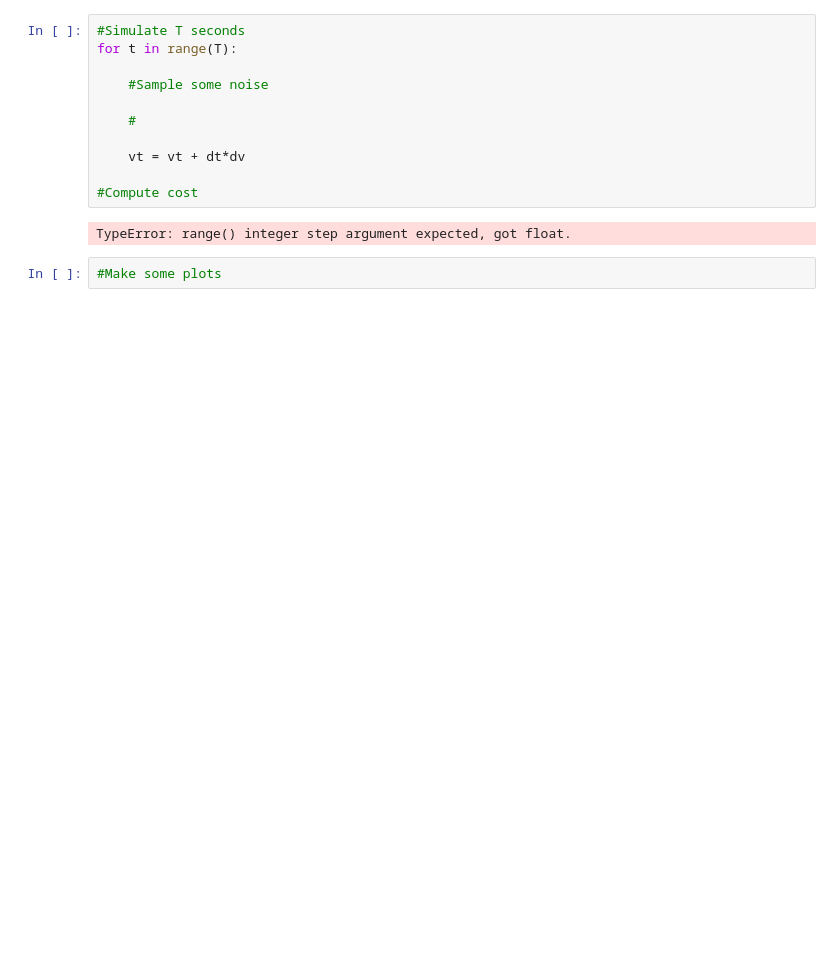
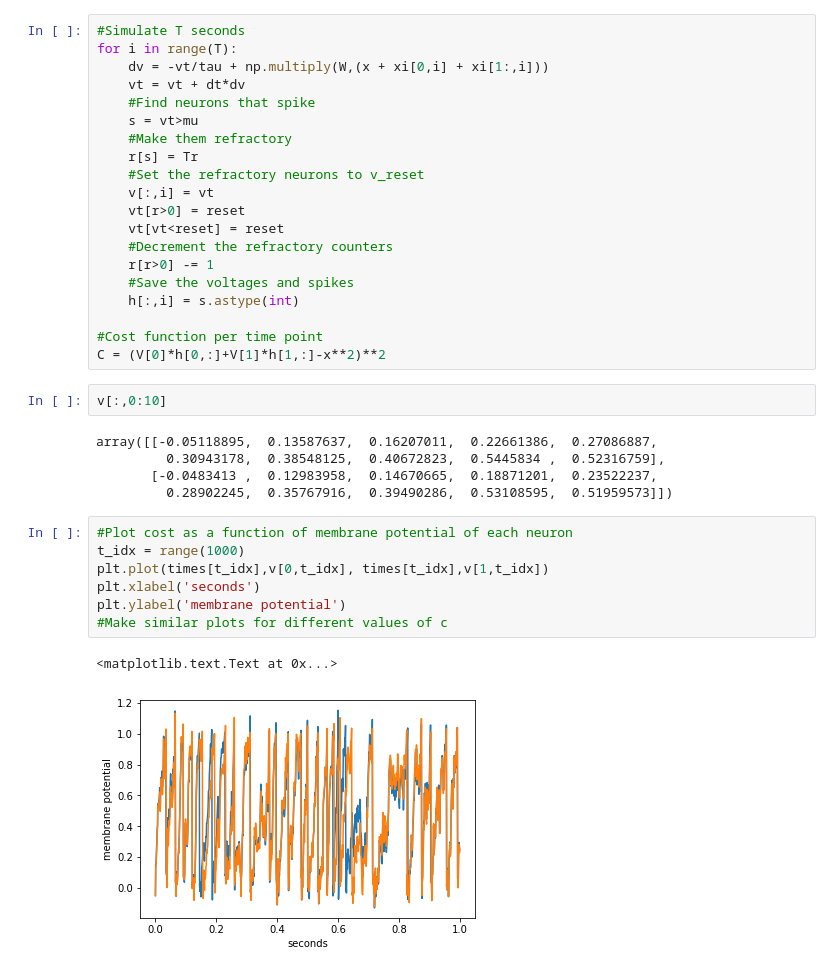
Before and after one commit to benlansdell/rdd, a Jupyter notebook: rdd.ipynb, the cells around one changed output. Drawn from its saved outputs; the diff is of its cells as text; blank space fills up the shorter version.

Commit message:
notebook now simulates LIF neurons

```diff
--- a/rdd.ipynb
+++ b/rdd.ipynb
@@ -105,15 +256,37 @@ V = rand.randn(2,1)
-# %%
-#Simulate T seconds
-for t in range(T):
-
-    #Sample some noise
-
-    #
-
-    vt = vt + dt*dv
-
-#Compute cost
-# %% [output]
-TypeError: range() integer step argument expected, got float.
-# %%
-#Make some plots
+# %%
+#Simulate T seconds
+for i in range(T):
+    dv = -vt/tau + np.multiply(W,(x + xi[0,i] + xi[1:,i]))
+    vt = vt + dt*dv
+    #Find neurons that spike
+    s = vt>mu
+    #Make them refractory
+    r[s] = Tr
+    #Set the refractory neurons to v_reset
+    v[:,i] = vt
+    vt[r>0] = reset
+    vt[vt<reset] = reset
+    #Decrement the refractory counters
+    r[r>0] -= 1
+    #Save the voltages and spikes
+    h[:,i] = s.astype(int)
+
+#Cost function per time point
+C = (V[0]*h[0,:]+V[1]*h[1,:]-x**2)**2
+# %%
+v[:,0:10]
+# %% [output]
+array([[-0.05118895,  0.13587637,  0.16207011,  0.22661386,  0.27086887,
+         0.30943178,  0.38548125,  0.40672823,  0.5445834 ,  0.52316759],
+       [-0.0483413 ,  0.12983958,  0.14670665,  0.18871201,  0.23522237,
+         0.28902245,  0.35767916,  0.39490286,  0.53108595,  0.51959573]])
+# %%
+#Plot cost as a function of membrane potential of each neuron
+t_idx = range(1000)
+plt.plot(times[t_idx],v[0,t_idx], times[t_idx],v[1,t_idx])
+plt.xlabel('seconds')
+plt.ylabel('membrane potential')
+#Make similar plots for different values of c
+# %% [output]
+<matplotlib.text.Text at 0x...>
+[figure, added]
```
Also changed, not shown: parts of 10 cells of this notebook, 1 other file.
